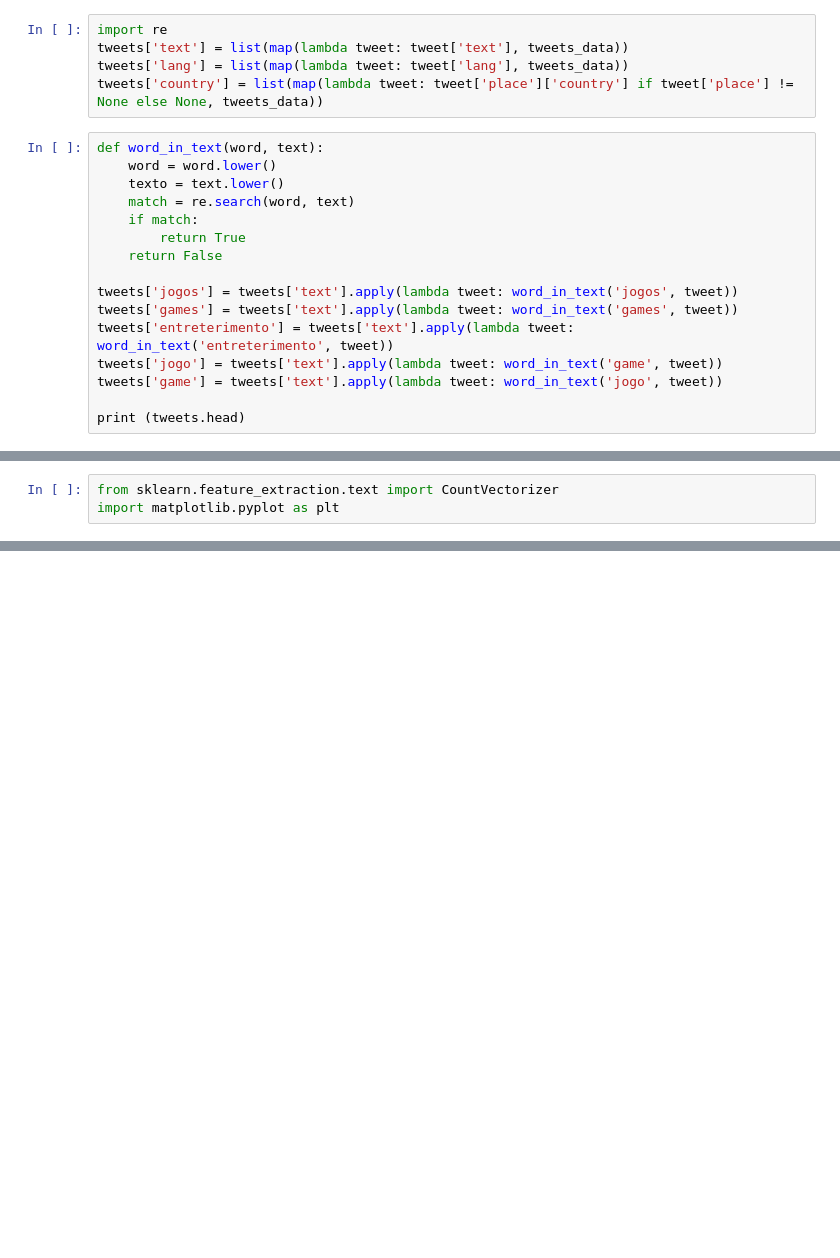
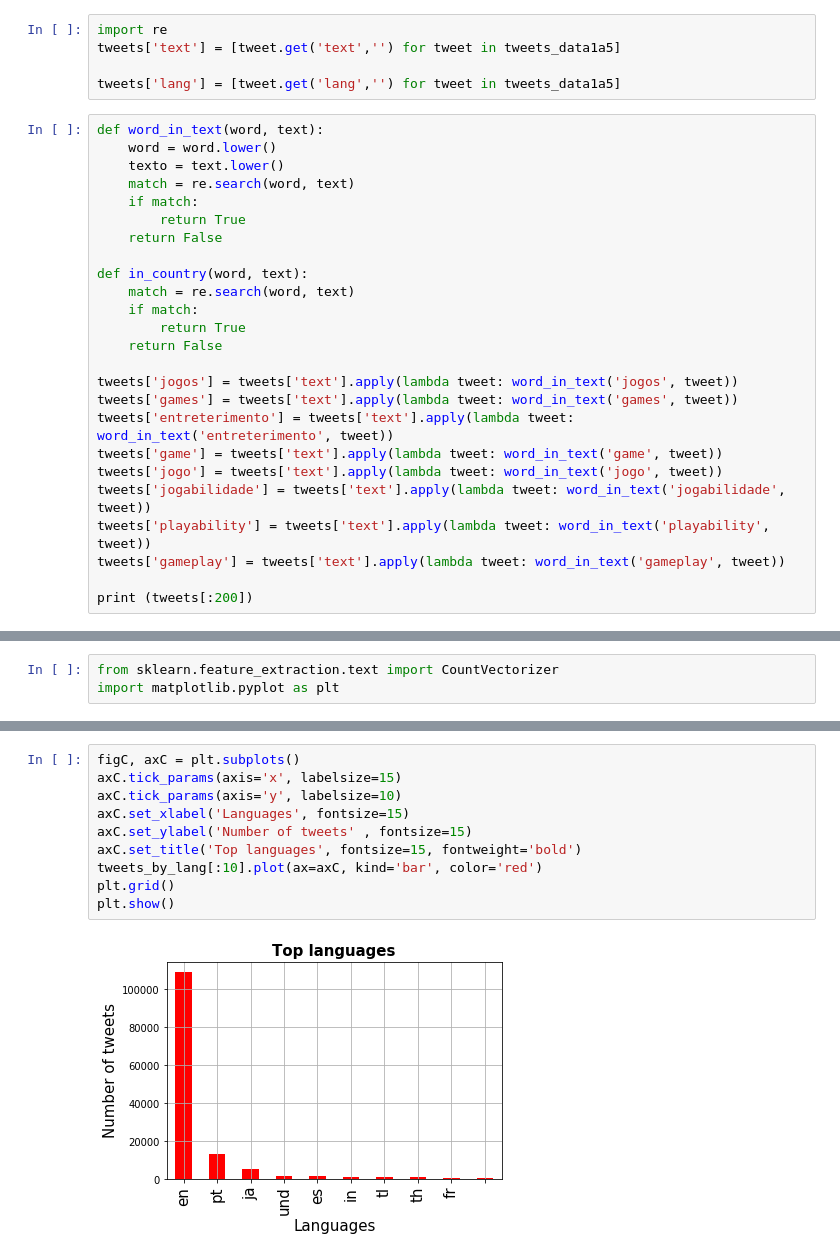
Before and after one commit to JuniimSI/Python_Analise_Redes_Sociais, a Jupyter notebook: contador.ipynb, the cells around one changed output, grey strips where cells are left out. Cells and saved outputs as stored; diff of their text form; blank space fills up the shorter version.

```diff
--- a/contador.ipynb
+++ b/contador.ipynb
@@ -71,10 +84,10 @@ jsonData = json.dumps(tweets_data)
 # %%
 tweets = pd.DataFrame()
-# %%
-import re
-tweets['text'] = list(map(lambda tweet: tweet['text'], tweets_data))
-tweets['lang'] = list(map(lambda tweet: tweet['lang'], tweets_data))
-tweets['country'] = list(map(lambda tweet: tweet['place']['country'] if tweet['place'] != None else None, tweets_data))
+# %%
+import re
+tweets['text'] = [tweet.get('text','') for tweet in tweets_data1a5]
+
+tweets['lang'] = [tweet.get('lang','') for tweet in tweets_data1a5]
 # %%
 def word_in_text(word, text):
     word = word.lower()
@@ -84,11 +97,20 @@ def word_in_text(word, text):
         return True
     return False
 
+def in_country(word, text):
+    match = re.search(word, text)
+    if match:
+        return True
+    return False
+
 tweets['jogos'] = tweets['text'].apply(lambda tweet: word_in_text('jogos', tweet))
 tweets['games'] = tweets['text'].apply(lambda tweet: word_in_text('games', tweet))
 tweets['entreterimento'] = tweets['text'].apply(lambda tweet: word_in_text('entreterimento', tweet))
-tweets['jogo'] = tweets['text'].apply(lambda tweet: word_in_text('game', tweet))
-tweets['game'] = tweets['text'].apply(lambda tweet: word_in_text('jogo', tweet))
+tweets['game'] = tweets['text'].apply(lambda tweet: word_in_text('game', tweet))
+tweets['jogo'] = tweets['text'].apply(lambda tweet: word_in_text('jogo', tweet))
+tweets['jogabilidade'] = tweets['text'].apply(lambda tweet: word_in_text('jogabilidade', tweet))
+tweets['playability'] = tweets['text'].apply(lambda tweet: word_in_text('playability', tweet))
+tweets['gameplay'] = tweets['text'].apply(lambda tweet: word_in_text('gameplay', tweet))
 
-print (tweets.head)
+print (tweets[:200])
 # %% [output]
@@ -143,3 +227,15 @@ tweets_by_prg_lang = [d['count'][0], d['count'][1], d['count'][2] , d['count'][3
+# %%
+figC, axC = plt.subplots()
+axC.tick_params(axis='x', labelsize=15)
+axC.tick_params(axis='y', labelsize=10)
+axC.set_xlabel('Languages', fontsize=15)
+axC.set_ylabel('Number of tweets' , fontsize=15)
+axC.set_title('Top languages', fontsize=15, fontweight='bold')
+tweets_by_lang[:10].plot(ax=axC, kind='bar', color='red')
+plt.grid()
+plt.show()
+# %% [output]
+[figure, added]
 # %%
  x_pos = list(range(len(prg_langs)))
 width = 0.8
```
Also changed, not shown: parts of 31 cells of this notebook, 1 other file.
